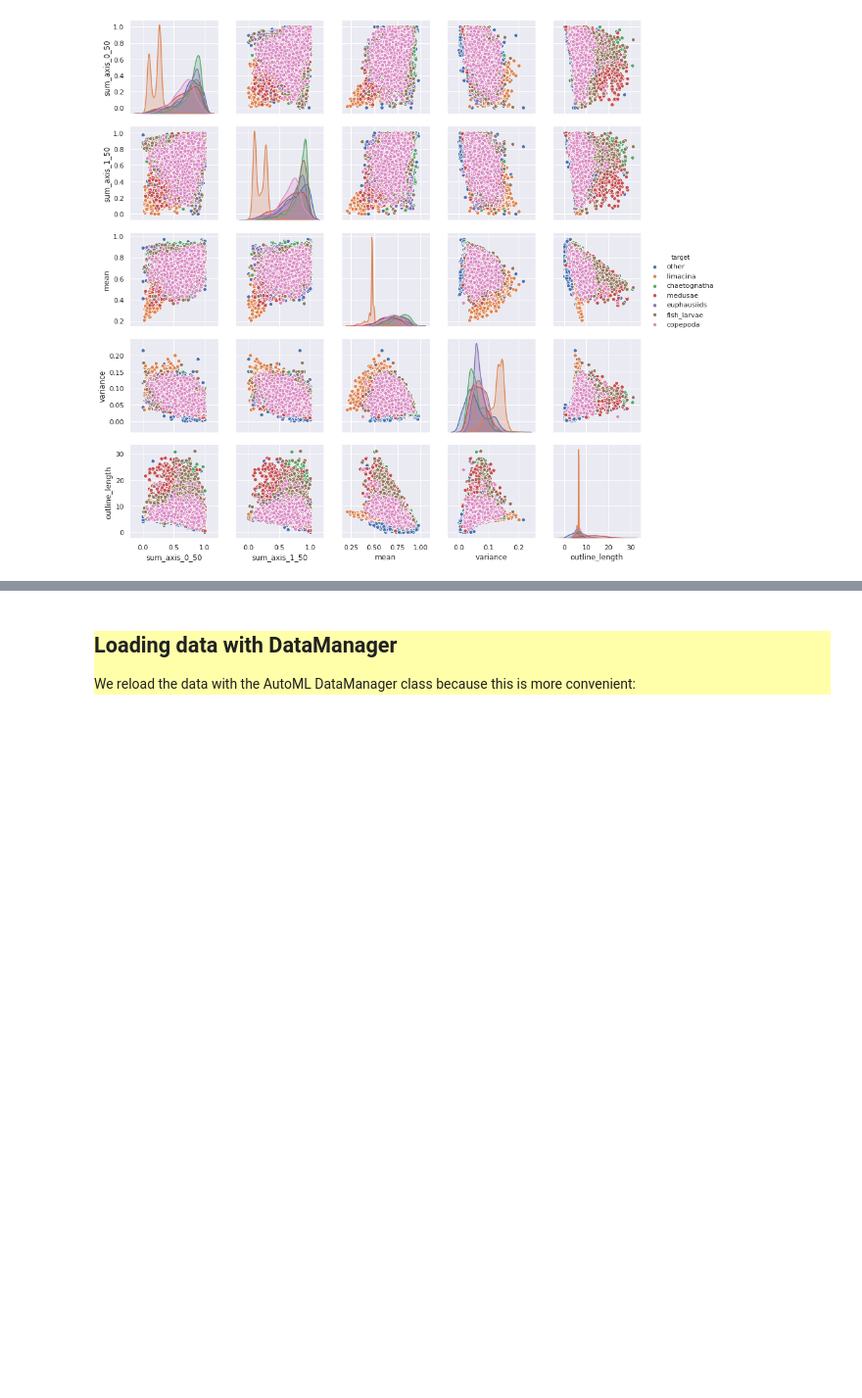
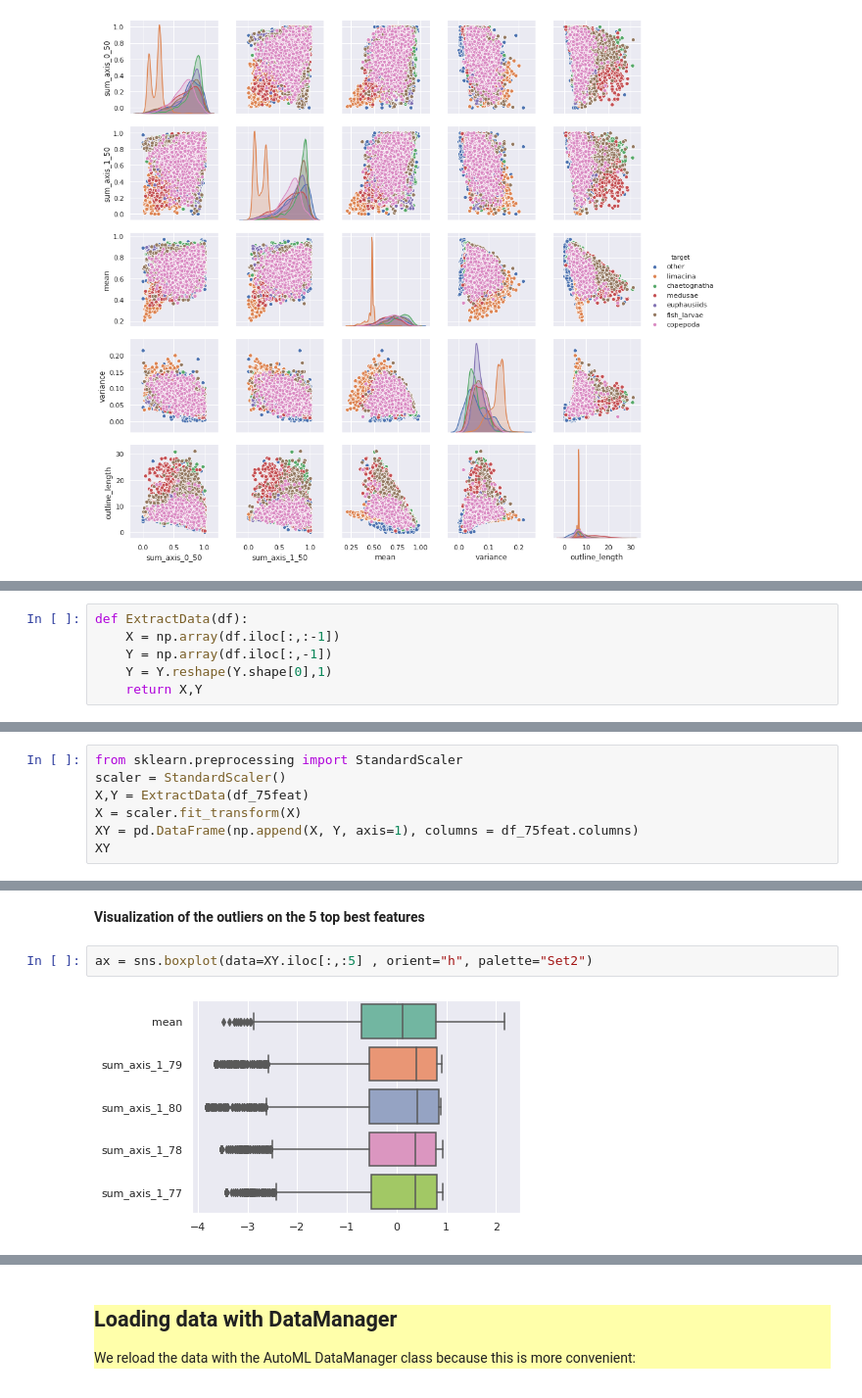
Before and after one commit to adblackx/PLANKTON, a Jupyter notebook: starting_kit/preprocessing.ipynb, the cells around one changed output, grey strips where cells are left out. Shown at 98% size. Saved outputs shown, nothing was run; the diff lists cells and outputs as text; blank space fills up the shorter version.

```diff
--- a/starting_kit/preprocessing.ipynb
+++ b/starting_kit/preprocessing.ipynb
@@ -174,0 +228,6 @@ plt.show()
+# %%
+def ExtractData(df):
+    X = np.array(df.iloc[:,:-1])
+    Y = np.array(df.iloc[:,-1])
+    Y = Y.reshape(Y.shape[0],1)
+    return X,Y
@@ -174,0 +247,7 @@ plt.show()
+# %%
+from sklearn.preprocessing import StandardScaler
+scaler = StandardScaler()
+X,Y = ExtractData(df_75feat)
+X = scaler.fit_transform(X)
+XY = pd.DataFrame(np.append(X, Y, axis=1), columns = df_75feat.columns)
+XY
@@ -174,0 +268,6 @@ plt.show()
+# %% [markdown]
+<b>Visualization of the outliers on the 5 top best features<b/>
+# %%
+ax = sns.boxplot(data=XY.iloc[:,:5] , orient="h", palette="Set2")
+# %% [output]
+[figure, added]
```
Also changed, not shown: parts of 43 cells of this notebook.
